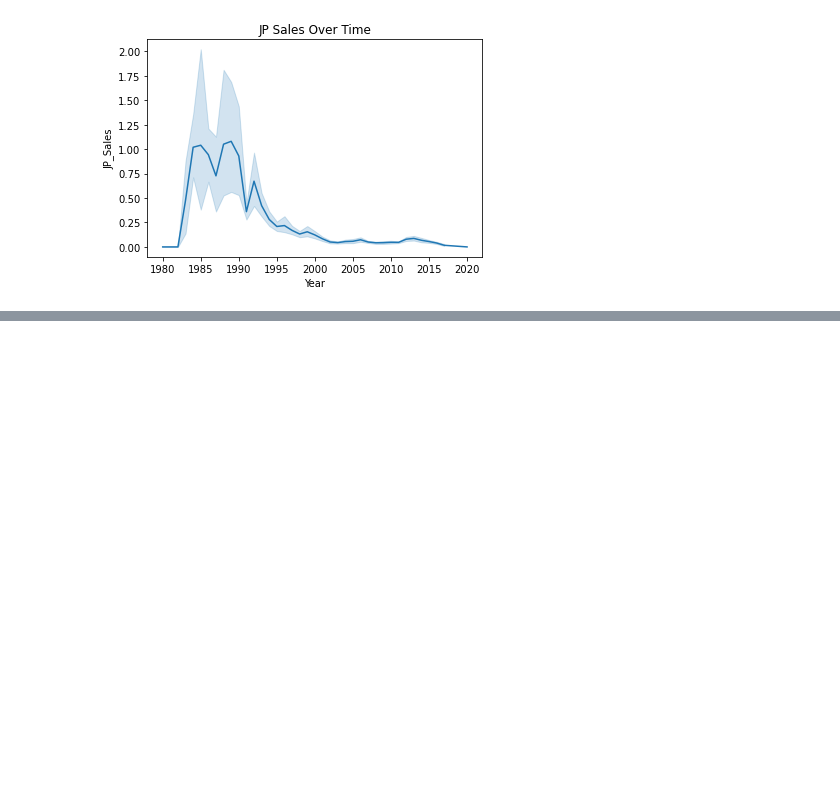
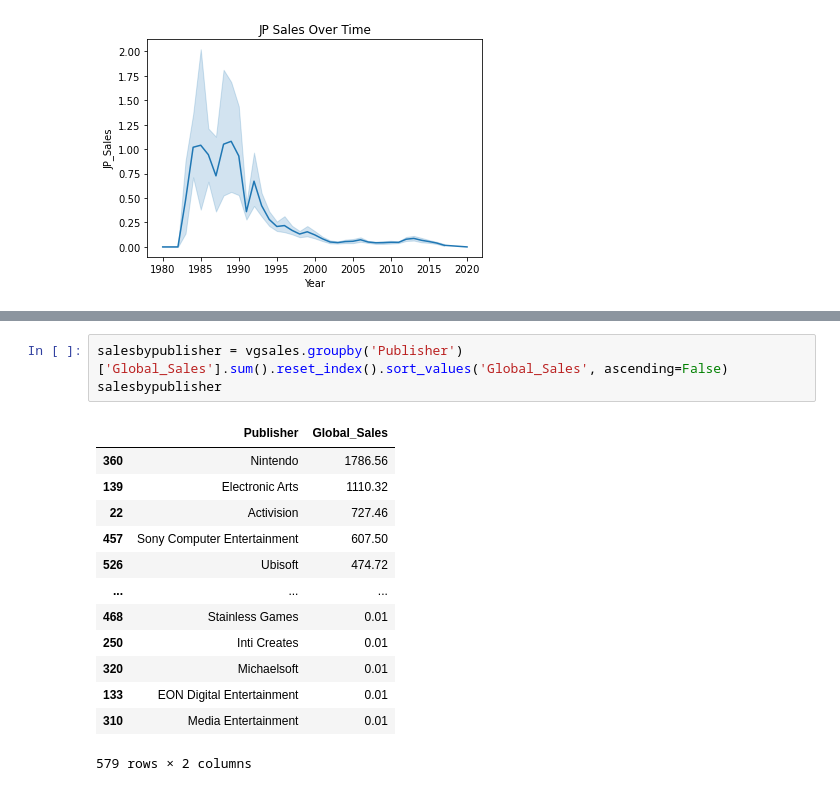
Before and after one commit to paulaked/data25-visualisations, a Jupyter notebook: Video Game Sales.ipynb, the cells around one changed output, grey strips where cells are left out. Cells and saved outputs as stored; diff of their text form; blank space fills up the shorter version.

```diff
--- a/Video Game Sales.ipynb
+++ b/Video Game Sales.ipynb
@@ -101,0 +102,17 @@ Text(0.5, 1.0, 'Top 10 Platforms By Global Sales')
+# %%
+salesbypublisher = vgsales.groupby('Publisher')['Global_Sales'].sum().reset_index().sort_values('Global_Sales', ascending=False)
+salesbypublisher
+# %% [output]
+|  | Publisher | Global_Sales |
+| 360 | Nintendo | 1786.56 |
+| 139 | Electronic Arts | 1110.32 |
+| 22 | Activision | 727.46 |
+| 457 | Sony Computer Entertainment | 607.50 |
+| 526 | Ubisoft | 474.72 |
+| ... | ... | ... |
+| 468 | Stainless Games | 0.01 |
+| 250 | Inti Creates | 0.01 |
+| 320 | Michaelsoft | 0.01 |
+| 133 | EON Digital Entertainment | 0.01 |
+| 310 | Media Entertainment | 0.01 |
+579 rows × 2 columns
```
Also changed, not shown: parts of 11 cells of this notebook.
